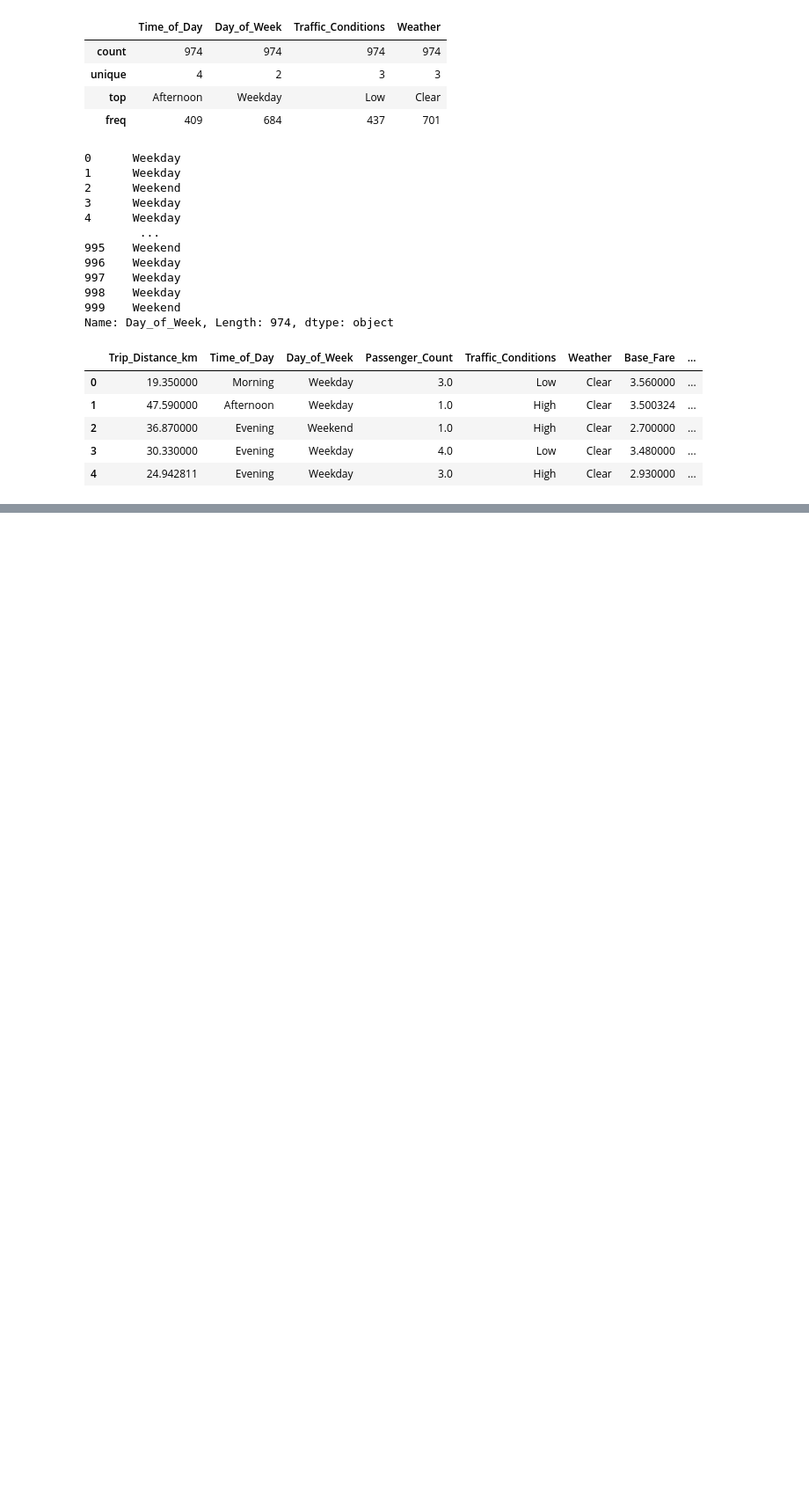
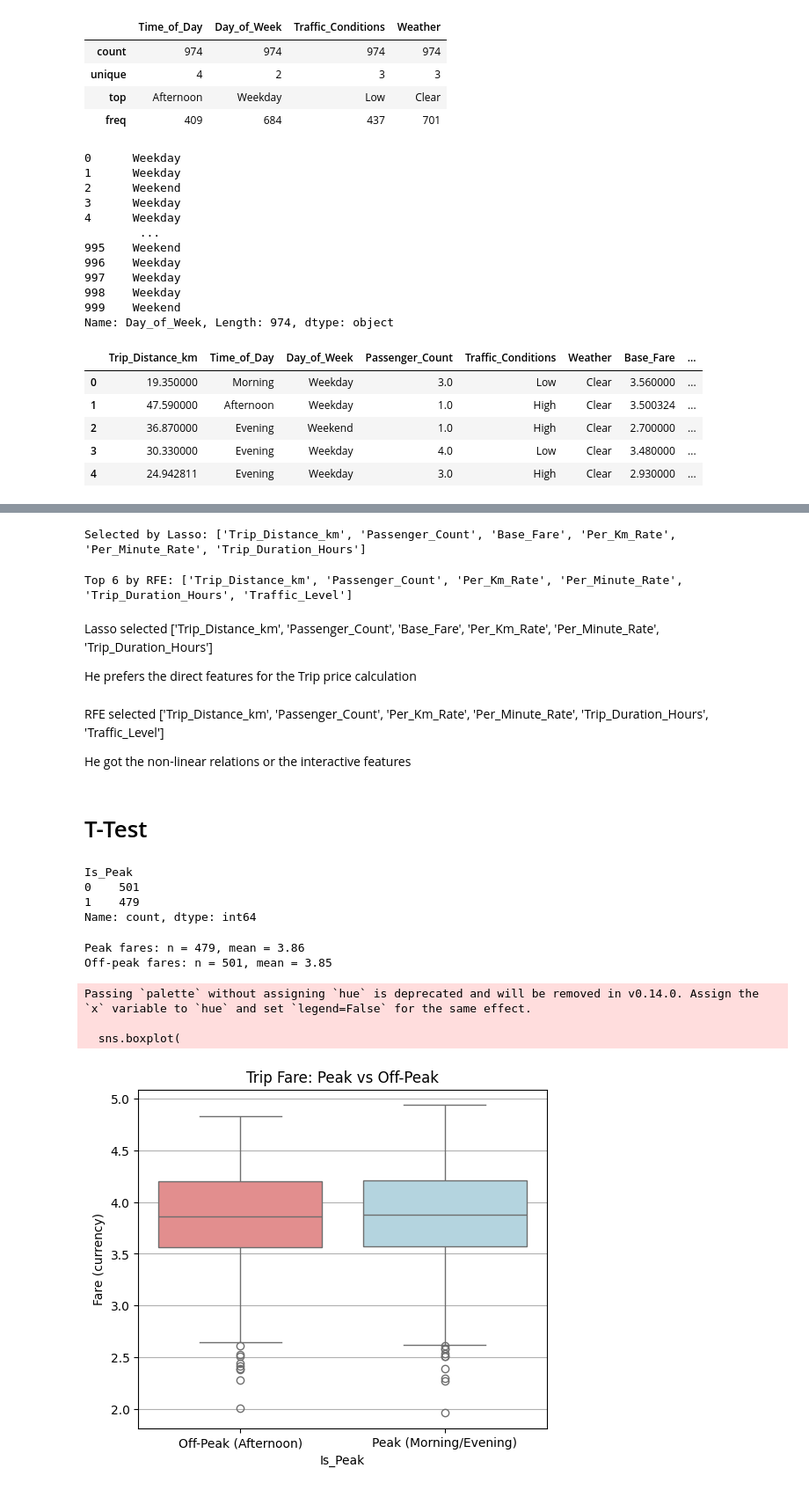
Before and after one commit to zeyad-mohvme-d/Taxi-Fare-Trip-Duration-Analytics, a Jupyter notebook: Notebook/Analysis.ipynb, the cells around one changed output, grey strips where cells are left out. Shown at 88% size. Cells and saved outputs as stored; diff of their text form; code cells hidden in the pictures; blank space fills up the shorter version.

```diff
--- a/Notebook/Analysis.ipynb
+++ b/Notebook/Analysis.ipynb
@@ -499,0 +568,2 @@ data.head()
+# %%
+data.drop(columns=['Trip_Duration_Minutes'], inplace=True)
@@ -499,0 +603,73 @@ data.head()
+# %%
+from sklearn.linear_model import LassoCV
+from sklearn.preprocessing import StandardScaler
+
+scaler = StandardScaler()
+X_scaled = scaler.fit_transform(X)
+
+lasso = LassoCV(cv=5, random_state=42)
+lasso.fit(X_scaled, y)
+
+# الميزات اللي معاملها ≠ 0
+lasso_coefs = pd.Series(lasso.coef_, index=X.columns)
+selected_lasso = lasso_coefs[lasso_coefs != 0].index.tolist()
+print("\nSelected by Lasso:", selected_lasso)
+# %% [output]
+Selected by Lasso: ['Trip_Distance_km', 'Passenger_Count', 'Base_Fare', 'Per_Km_Rate', 'Per_Minute_Rate', 'Trip_Duration_Hours']
+# %%
+from sklearn.feature_selection import RFE
+from sklearn.linear_model import LinearRegression
+
+estimator = LinearRegression()
+rfe = RFE(estimator, n_features_to_select=6)
+rfe.fit(X_scaled, y)
+
+selected_rfe = X.columns[rfe.support_].tolist()
+print("\nTop 6 by RFE:", selected_rfe)
+# %% [output]
+Top 6 by RFE: ['Trip_Distance_km', 'Passenger_Count', 'Per_Km_Rate', 'Per_Minute_Rate', 'Trip_Duration_Hours', 'Traffic_Level']
+# %% [markdown]
+Lasso selected ['Trip_Distance_km', 'Passenger_Count', 'Base_Fare', 'Per_Km_Rate', 'Per_Minute_Rate', 'Trip_Duration_Hours']
+
+He prefers the direct features for the Trip price calculation
+# %% [markdown]
+RFE selected ['Trip_Distance_km', 'Passenger_Count', 'Per_Km_Rate', 'Per_Minute_Rate', 'Trip_Duration_Hours', 'Traffic_Level']
+
+He got the non-linear relations or the interactive features
+# %% [markdown]
+# T-Test
+# %%
+print(data['Is_Peak'].value_counts())
+# %% [output]
+Is_Peak
+0    501
+1    479
+Name: count, dtype: int64
+# %%
+peak_fares = data[data['Is_Peak'] == 1]['Transformed_Trip_Price'].dropna()
+offpeak_fares = data[data['Is_Peak'] == 0]['Transformed_Trip_Price'].dropna()
+
+print(f"Peak fares: n = {len(peak_fares)}, mean = {peak_fares.mean():.2f}")
+print(f"Off-peak fares: n = {len(offpeak_fares)}, mean = {offpeak_fares.mean():.2f}")
+# %% [output]
+Peak fares: n = 479, mean = 3.86
+Off-peak fares: n = 501, mean = 3.85
+# %%
+
+plt.figure(figsize=(6, 5))
+sns.boxplot(
+    data=data,
+    x='Is_Peak',
+    y='Transformed_Trip_Price',
+    palette=['lightcoral', 'lightblue']
+)
+plt.xticks([0, 1], ['Off-Peak (Afternoon)', 'Peak (Morning/Evening)'])
+plt.title('Trip Fare: Peak vs Off-Peak')
+plt.ylabel('Fare (currency)')
+plt.grid(axis='y')
+plt.show()
+# %% [output]
+Passing `palette` without assigning `hue` is deprecated and will be removed in v0.14.0. Assign the `x` variable to `hue` and set `legend=False` for the same effect.
+
+  sns.boxplot(
+[figure, added]
```
Also changed, not shown: parts of 23 cells of this notebook.
